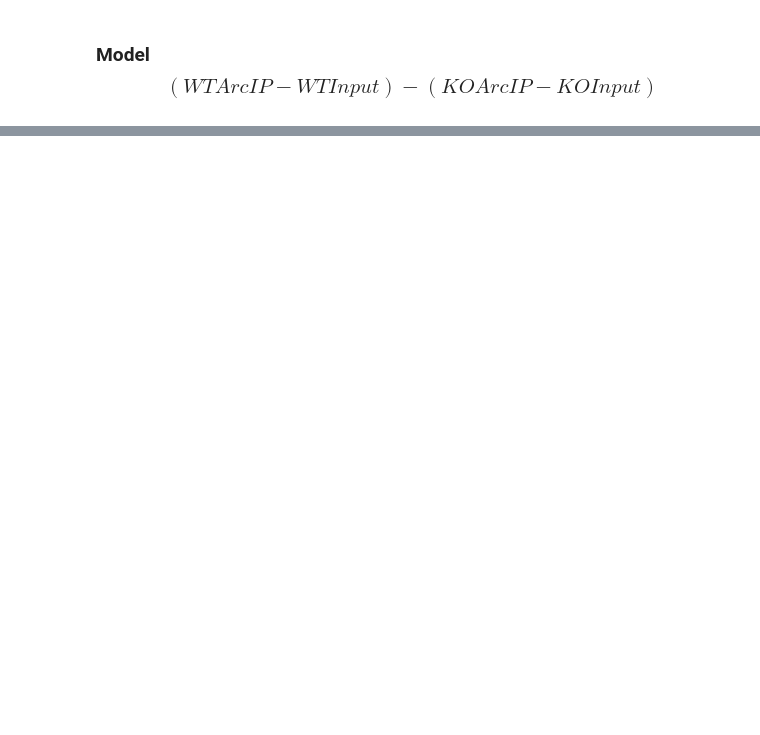
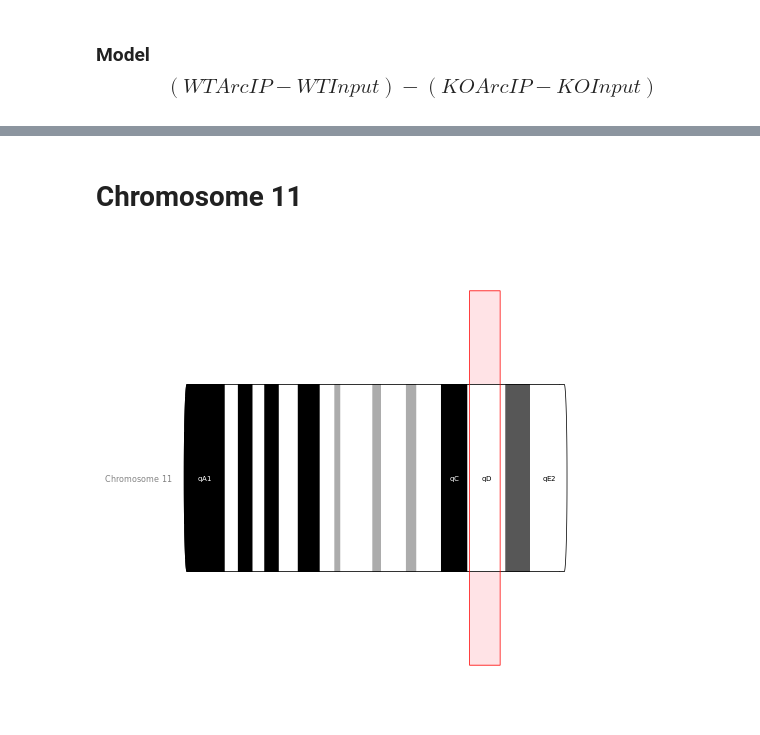
Before and after one commit to goodarzilab/Abe, a Jupyter notebook: Jason/Jason_notebook.ipynb, the cells around one changed output, grey strips where cells are left out. Cells and saved outputs as stored; diff of their text form; code cells hidden in the pictures; blank space fills up the shorter version.

```diff
--- a/Jason/Jason_notebook.ipynb
+++ b/Jason/Jason_notebook.ipynb
@@ -445,0 +452,11 @@ write.table(positive_ncu, file="denovo_positive_gene_count_table_DE2norm.txt", s
+# %% [markdown]
+# Chromosome 11
+# %%
+%%R
+chr <- 'chr11'
+gen <- 'mm10'
+
+ideoTrack <- IdeogramTrack(genome = gen, chromosome = chr)
+plotTracks(ideoTrack, from = 91000000, to = 100760000, showBandId = TRUE)
+# %% [output]
+[figure, added]
```
Also changed, not shown: parts of 51 cells of this notebook, 6 other files.
